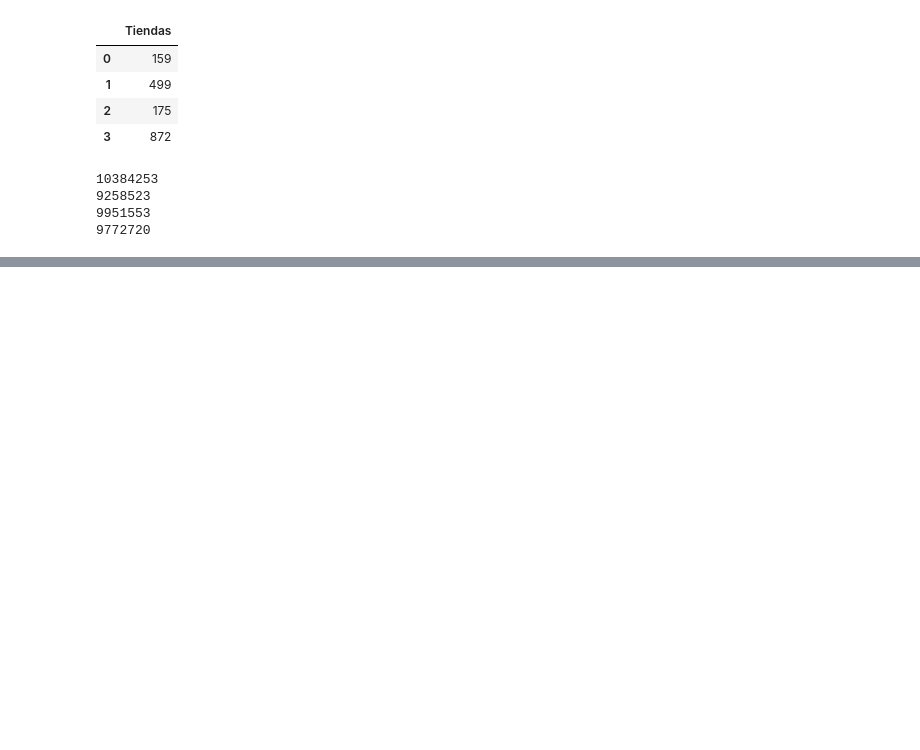
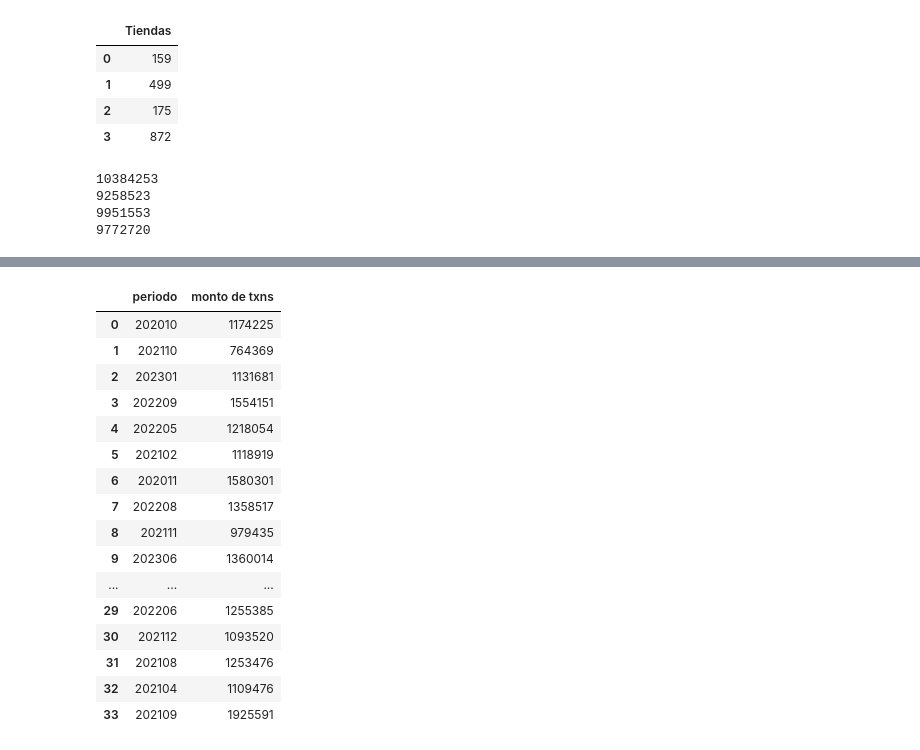
Before and after one commit to okadath/data_mining, a Jupyter notebook: Untitled.ipynb, the cells around one changed output, grey strips where cells are left out. Saved outputs shown, nothing was run; the diff lists cells and outputs as text; code cells hidden in the pictures; blank space fills up the shorter version.

```diff
--- a/Untitled.ipynb
+++ b/Untitled.ipynb
@@ -205,0 +340,11 @@ for i in df_tiendas["Tiendas"]:
+# %%
+list_set = set(val)
+# convert the set to the list
+unique_list = (list(list_set))
+# %%
+mount=[]
+for i in range(0,len(unique_list)):
+    mount.append(0)
+# %%
+df_periodo['Monto en pesos']=df['Monto en pesos']
+df_periodo
@@ -205,0 +389,21 @@ for i in df_tiendas["Tiendas"]:
+# %%
+periodos_sum=pd.DataFrame({'periodo':unique_list,"monto de txns":montos} )
+periodos_sum
+# %% [output]
+|  | periodo | monto de txns |
+| 0 | 202010 | 1174225 |
+| 1 | 202110 | 764369 |
+| 2 | 202301 | 1131681 |
+| 3 | 202209 | 1554151 |
+| 4 | 202205 | 1218054 |
+| 5 | 202102 | 1118919 |
+| 6 | 202011 | 1580301 |
+| 7 | 202208 | 1358517 |
+| 8 | 202111 | 979435 |
+| 9 | 202306 | 1360014 |
+| ... | ... | ... |
+| 29 | 202206 | 1255385 |
+| 30 | 202112 | 1093520 |
+| 31 | 202108 | 1253476 |
+| 32 | 202104 | 1109476 |
+| 33 | 202109 | 1925591 |
```
Also changed, not shown: parts of 16 cells of this notebook.
